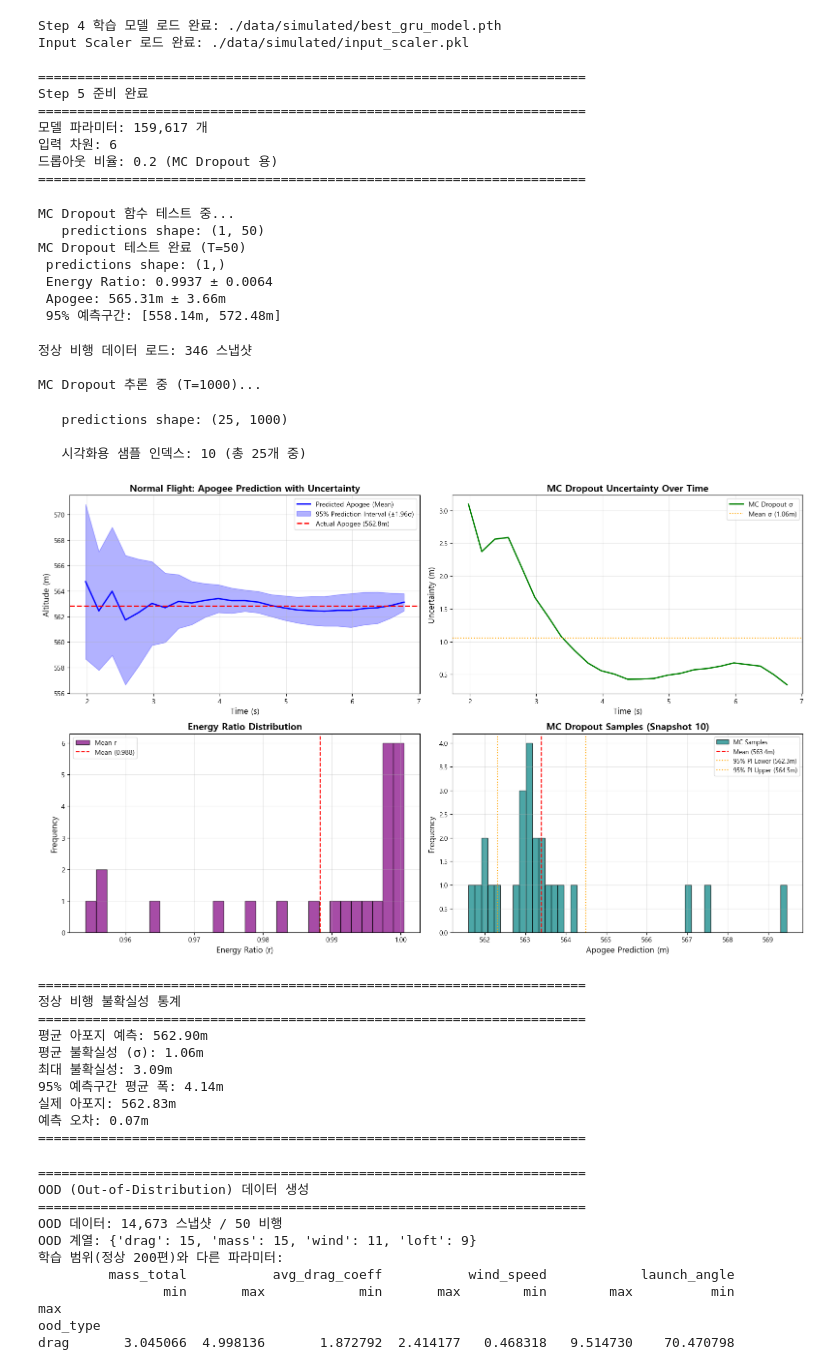
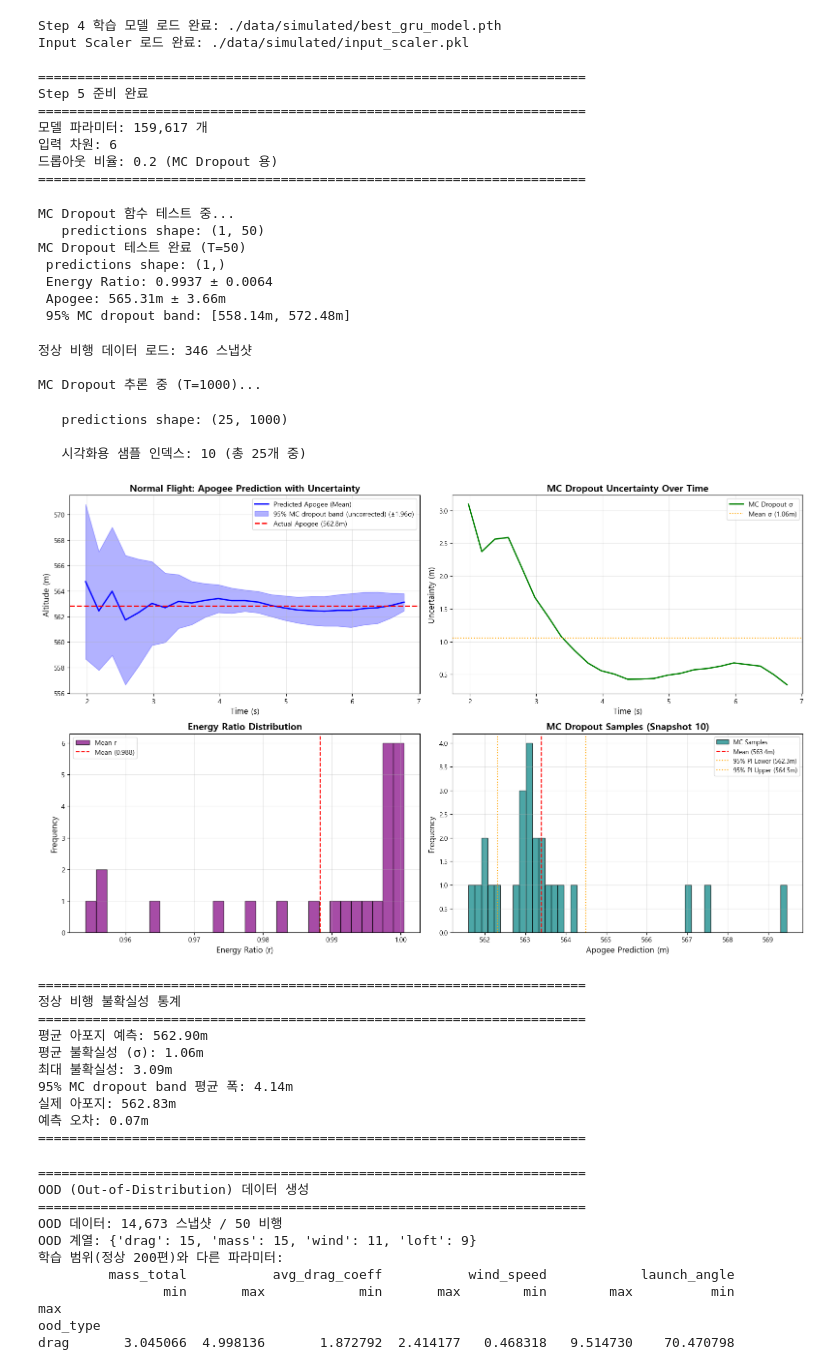
Before and after one commit to postech-psi/psintelligence, a Jupyter notebook: step5-UQ.ipynb, the cells around one changed output. Drawn from its saved outputs; the diff is of its cells as text; code cells hidden in the pictures.

```diff
--- a/step5-UQ.ipynb
+++ b/step5-UQ.ipynb
@@ -430,7 +430,7 @@ print(f"MC Dropout 테스트 완료 (T=50)")
 print(f" predictions shape: {mean_r.shape}")
 print(f" Energy Ratio: {mean_r[0]:.4f} ± {std_r[0]:.4f}")
 print(f" Apogee: {mean_apogee[0]:.2f}m ± {std_apogee[0]:.2f}m")
-print(f" 95% 예측구간: [{mean_apogee[0] - 1.96*std_apogee[0]:.2f}m, {mean_apogee[0] + 1.96*std_apogee[0]:.2f}m]")
+print(f" 95% MC dropout band: [{mean_apogee[0] - 1.96*std_apogee[0]:.2f}m, {mean_apogee[0] + 1.96*std_apogee[0]:.2f}m]")
 # %% [output]
 MC Dropout 함수 테스트 중...
    predictions shape: (1, 50)
@@ -438,7 +438,7 @@ MC Dropout 테스트 완료 (T=50)
  predictions shape: (1,)
  Energy Ratio: 0.9937 ± 0.0064
  Apogee: 565.31m ± 3.66m
- 95% 예측구간: [558.14m, 572.48m]
+ 95% MC dropout band: [558.14m, 572.48m]
 # %%
 # ============================================================================
 # [Cell 5] 정상 비행 데이터 불확실성 시각화
@@ -494,7 +494,7 @@ mean_r, std_r, mean_apogee, std_apogee, r_predictions, apogee_predictions = pred
     model, sequences, h_curr, v_z, n_samples=1000
 )
 
-# 95% 예측구간
+# 95% MC dropout band
 z_score = 1.96
 lower_bound = mean_apogee - z_score * std_apogee
 upper_bound = mean_apogee + z_score * std_apogee
@@ -509,7 +509,7 @@ fig, axes = plt.subplots(2, 2, figsize=(16, 10))
 ax1 = axes[0, 0]
 ax1.plot(times, mean_apogee, 'b-', linewidth=2, label='Predicted Apogee (Mean)')
 ax1.fill_between(times, lower_bound, upper_bound, alpha=0.3, color='blue',
-                 label=f'95% Prediction Interval (±{z_score}σ)')
+                 label=f'95% MC dropout band (uncorrected) (±{z_score}σ)')
 ax1.axhline(y=actual_apogee, color='red', linestyle='--', linewidth=2,
             label=f'Actual Apogee ({actual_apogee:.1f}m)')
 ax1.set_xlabel('Time (s)', fontsize=12)
@@ -552,42 +552,42 @@ ax4.axvline(x=lower_bound[sample_idx], color='orange', linestyle=':',
             label=f'95% PI Lower ({lower_bound[sample_idx]:.1f}m)')
 ax4.axvline(x=upper_bound[sample_idx], color='orange', linestyle=':',
             label=f'95% PI Upper ({upper_bound[sample_idx]:.1f}m)')
 ax4.set_xlabel('Apogee Prediction (m)', fontsize=12)
 ax4.set_ylabel('Frequency', fontsize=12)
 ax4.set_title(f'MC Dropout Samples (Snapshot {sample_idx})', fontsize=14, fontweight='bold')
 ax4.legend(fontsize=9)
 ax4.grid(True, alpha=0.3)
 
 plt.tight_layout()
 plt.savefig('./data/simulated/normal_flight_uncertainty.png', dpi=150, bbox_inches='tight')
 plt.show()
 
 # 통계 출력
 print("\n" + "="*70)
 print("정상 비행 불확실성 통계")
 print("="*70)
 print(f"평균 아포지 예측: {np.mean(mean_apogee):.2f}m")
 print(f"평균 불확실성 (σ): {np.mean(std_apogee):.2f}m")
 print(f"최대 불확실성: {np.max(std_apogee):.2f}m")
-print(f"95% 예측구간 평균 폭: {2 * z_score * np.mean(std_apogee):.2f}m")
+print(f"95% MC dropout band 평균 폭: {2 * z_score * np.mean(std_apogee):.2f}m")
 print(f"실제 아포지: {actual_apogee:.2f}m")
 print(f"예측 오차: {abs(np.mean(mean_apogee) - actual_apogee):.2f}m")
 print("="*70)
 # %% [output]
 정상 비행 데이터 로드: 346 스냅샷
 
 MC Dropout 추론 중 (T=1000)...
    predictions shape: (25, 1000)
 
    시각화용 샘플 인덱스: 10 (총 25개 중)
-[figure, old version]
+[figure, new version]
 ======================================================================
 정상 비행 불확실성 통계
 ======================================================================
 평균 아포지 예측: 562.90m
 평균 불확실성 (σ): 1.06m
 최대 불확실성: 3.09m
-95% 예측구간 평균 폭: 4.14m
+95% MC dropout band 평균 폭: 4.14m
 실제 아포지: 562.83m
 예측 오차: 0.07m
 ======================================================================
```
Also changed, not shown: parts of 3 cells of this notebook, 9 other files.
